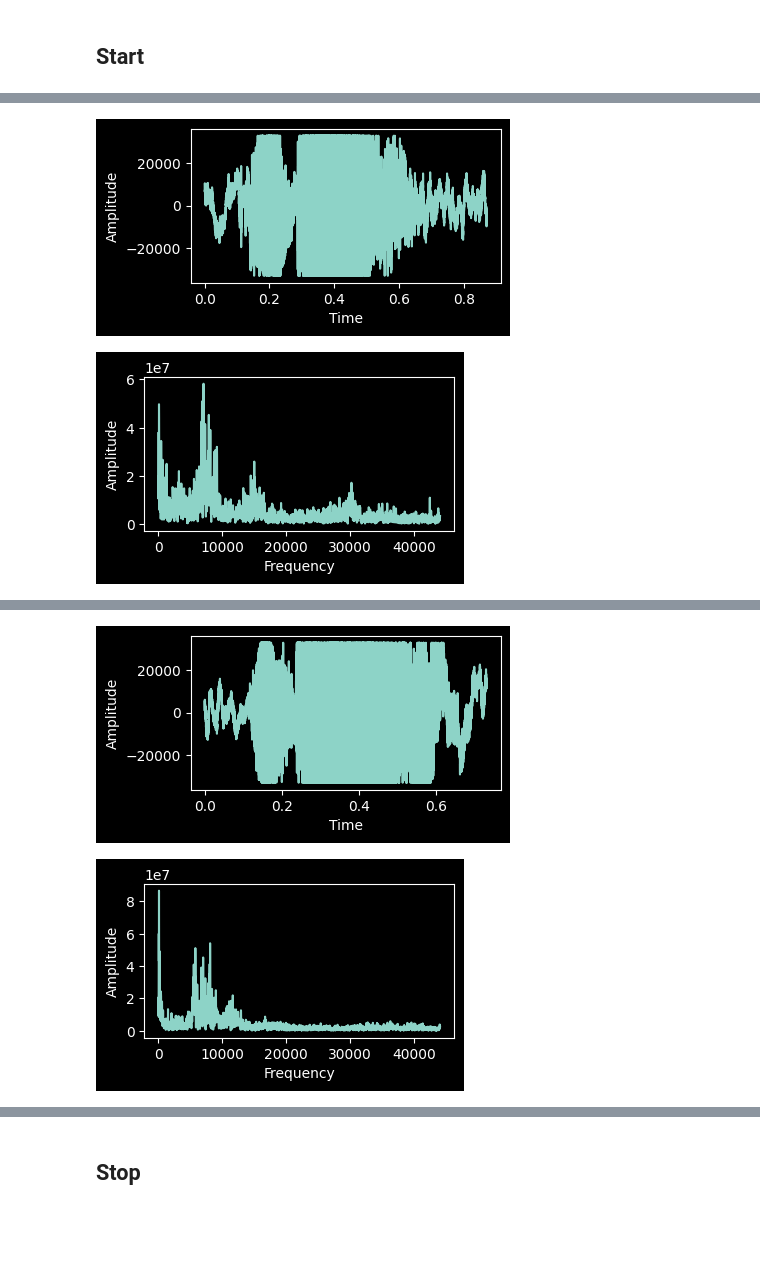
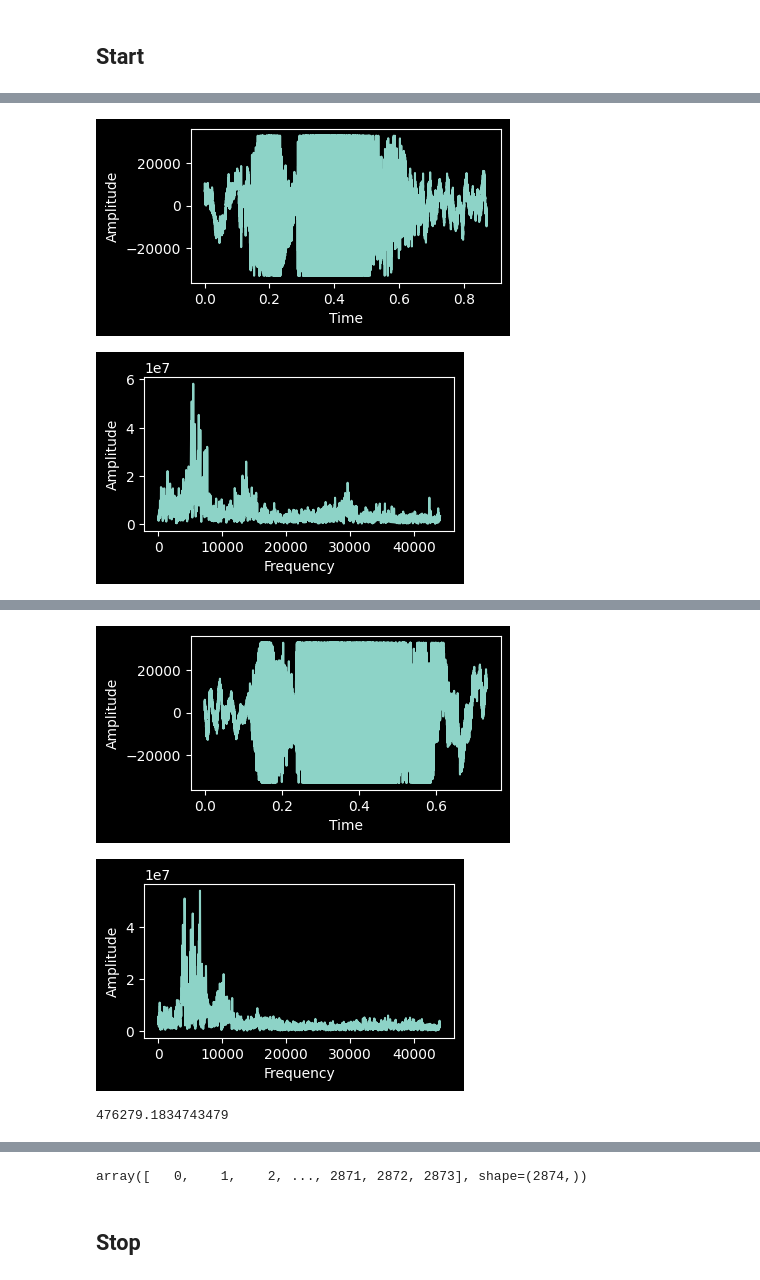
Before and after one commit to valwerner2/stm32WordRecognition, a Jupyter notebook: prototype/proto.ipynb, the cells around one changed output, grey strips where cells are left out. Cells and saved outputs as stored; diff of their text form; code cells hidden in the pictures; blank space fills up the shorter version.

Commit message:
first diff attempt

```diff
--- a/prototype/proto.ipynb
+++ b/prototype/proto.ipynb
@@ -8,6 +9,7 @@ import librosa.display
 import matplotlib.pyplot as plt
 import numpy as np
 # %%
+minHz = 125
 maxHz = 3000
 # %% [markdown]
 # Comparison Files
@@ -27,25 +29,52 @@ def load_plot(path: str):
 
     # FFT
     plt.figure(figsize=(4,2))
-    file_fft = np.fft.fft(file_wav)[:maxHz]
-    plt.plot(np.linspace(0, file_sample_rate*(maxHz - 1)/maxHz, maxHz), np.abs(file_fft))
+    file_fft = np.fft.fft(file_wav)[minHz:maxHz]
+    file_fft_n = len(file_fft)
+    plt.plot(np.linspace(0, file_sample_rate*(file_fft_n - 1)/file_fft_n, file_fft_n), np.abs(file_fft))
     plt.xlabel("Frequency")
     plt.ylabel("Amplitude")
     plt.show()
-
     return file_sample_rate, file_wav, file_n, file_fft
+# %%
+def diff_fft(a: np.ndarray, b: np.ndarray, sample_rate: int) -> np.ndarray:
+
+    # diff add
+    plt.figure(figsize=(4,2))
+    n = len(a)
+    x = np.linspace(0, sample_rate*(n - 1)/n, n)
+    curve = np.abs(np.abs(a)*4 - np.abs(b))
+    plt.plot(x, curve)
+    print(np.trapezoid(curve)/100000)
+
+    plt.xlabel("Frequency")
+    plt.ylabel("Difference")
+    plt.show()
+
+    plt.plot(x, np.abs(a))
+    plt.plot(x, np.abs(b))
+
+    idx = np.argwhere(np.diff(np.abs(a) - np.abs(b))).flatten()
+    plt.plot(x[idx], np.abs(a)[idx], 'ro')
+
+    plt.show()
+
+    return idx
 # %% [markdown]
 ## Start
 # %%
 # Load
 startFile_sample_rate, startFile_wav, startFile_n, startFile_fft = load_plot("./wav/start.wav")
 
 # load mariusz start
-startFile_sample_rate, startFile_wav, startFile_n, startFile_fft = load_plot("./wav/startMariusz.wav")
+startFileMariusz_sample_rate, startFileMariusz_wav, startFileMariusz_n, startFileMariusz_fft = load_plot("./wav/startMariusz.wav")
+
+diff_fft(startFile_fft, startFileMariusz_fft, startFile_sample_rate)
 # %% [output]
 [interactive output not drawn]
 [figure]
-[figure, old version]
+[figure, new version]
 [interactive output not drawn]
 [figure]
-[figure, old version]
+[figure, new version]
+476279.1834743479
@@ -52,3 +83,4 @@ startFile_sample_rate, startFile_wav, startFile_n, startFile_fft = load_plot("./
+array([   0,    1,    2, ..., 2871, 2872, 2873], shape=(2874,))
 # %% [markdown]
 ## Stop
 # %%
```
Also changed, not shown: parts of 6 cells of this notebook.
